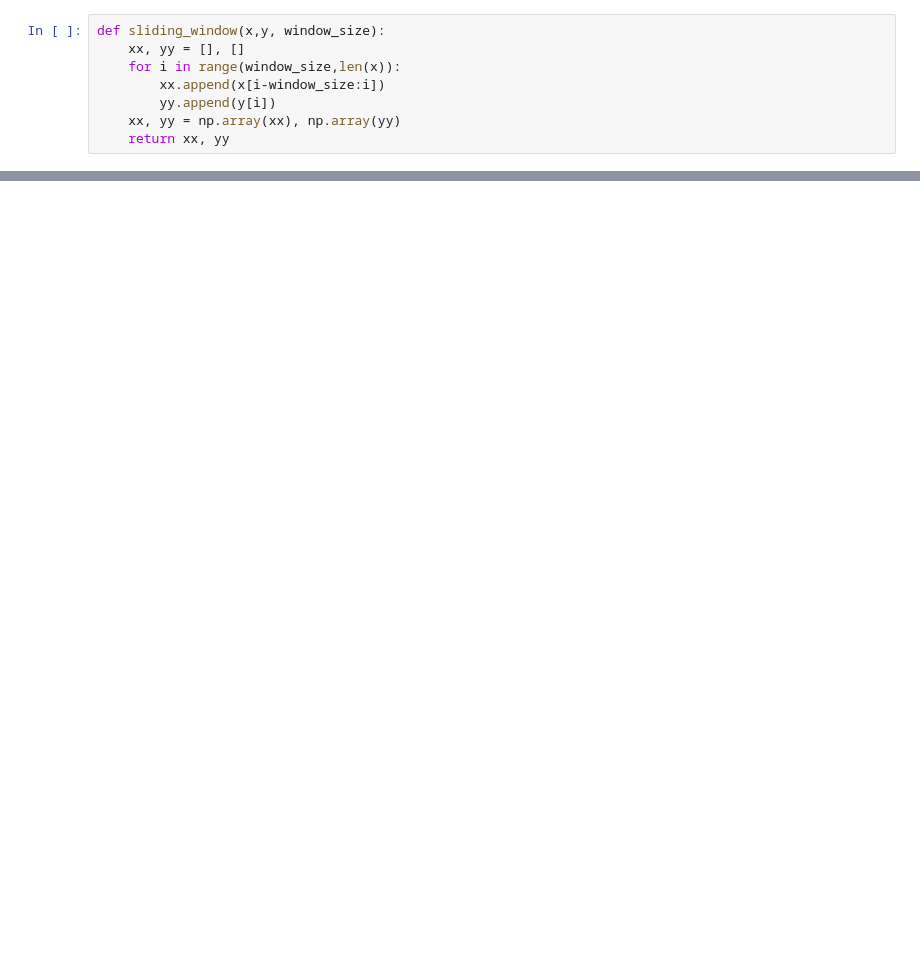
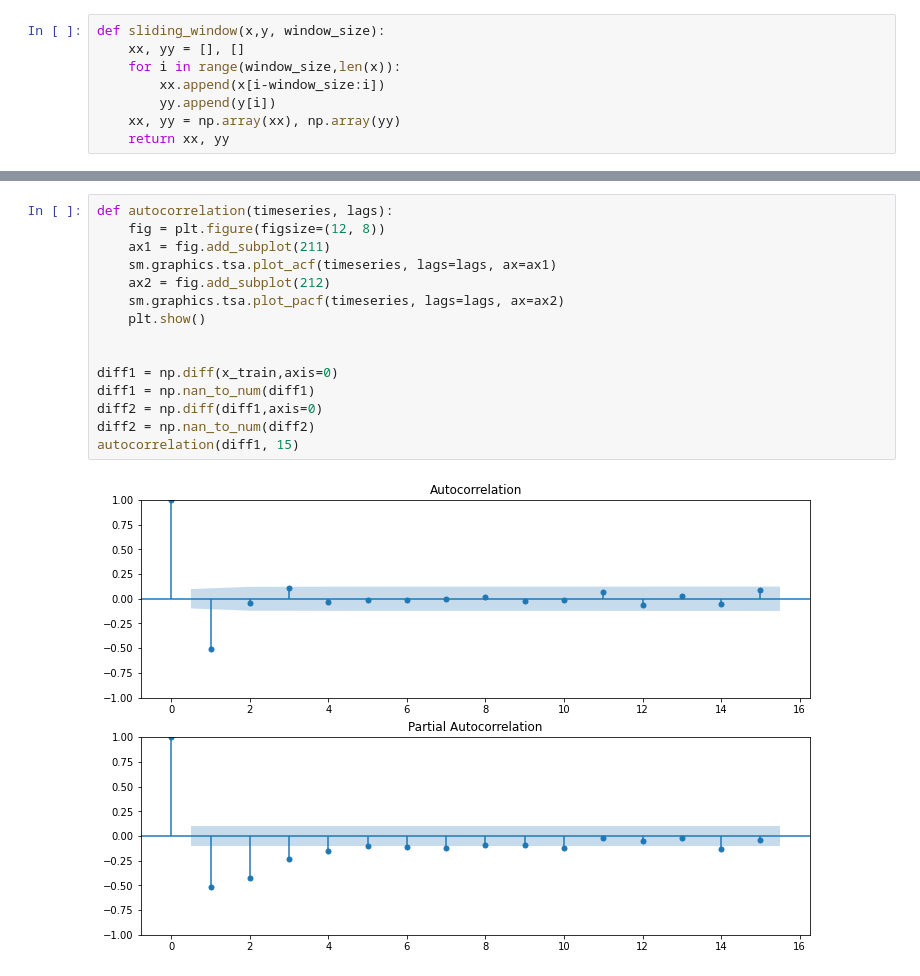
Before and after one commit to y2499wan/ML-Project, a Jupyter notebook: data_preprocessing.ipynb, the cells around one changed output, grey strips where cells are left out. Drawn from its saved outputs; the diff is of its cells as text; blank space fills up the shorter version.

```diff
--- a/data_preprocessing.ipynb
+++ b/data_preprocessing.ipynb
@@ -96,0 +130,17 @@ tensor([[[0.5449, 0.5982, 0.5188, 0.6711, 0.1278],
+# %%
+def autocorrelation(timeseries, lags):
+    fig = plt.figure(figsize=(12, 8))
+    ax1 = fig.add_subplot(211)
+    sm.graphics.tsa.plot_acf(timeseries, lags=lags, ax=ax1)
+    ax2 = fig.add_subplot(212)
+    sm.graphics.tsa.plot_pacf(timeseries, lags=lags, ax=ax2)
+    plt.show()
+
+
+diff1 = np.diff(x_train,axis=0)
+diff1 = np.nan_to_num(diff1)
+diff2 = np.diff(diff1,axis=0)
+diff2 = np.nan_to_num(diff2)
+autocorrelation(diff1, 15)
+# %% [output]
+[figure, added]
```
Also changed, not shown: parts of 21 cells of this notebook.
